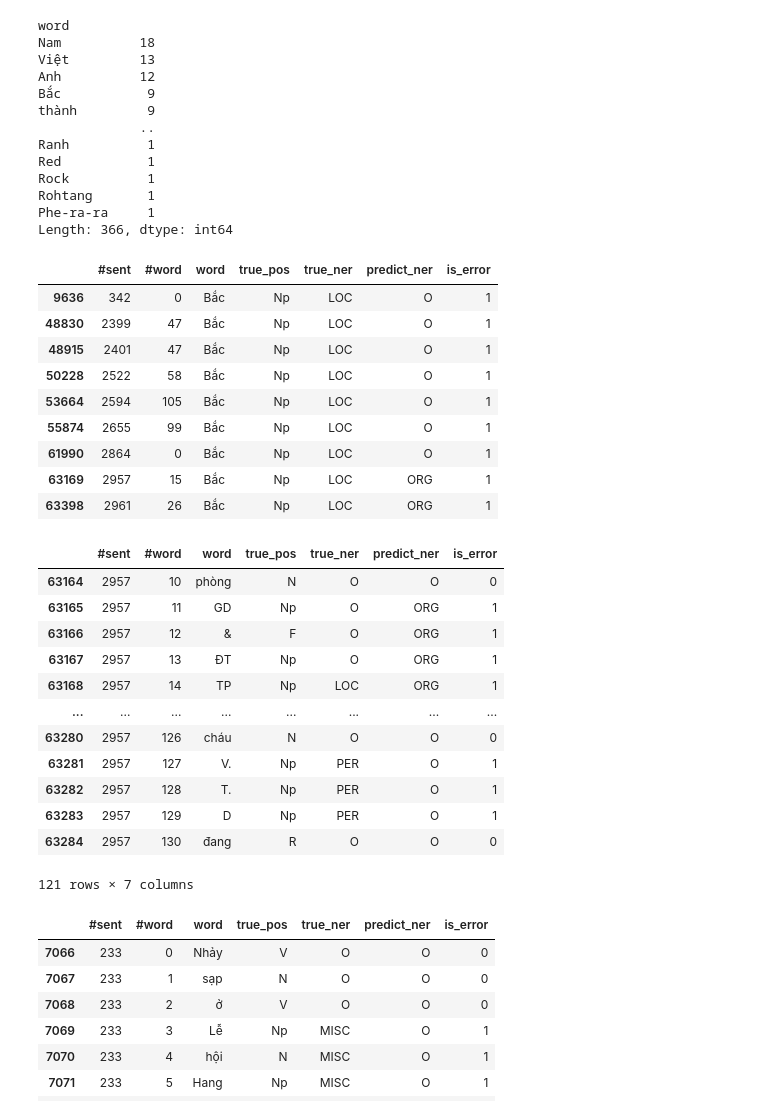
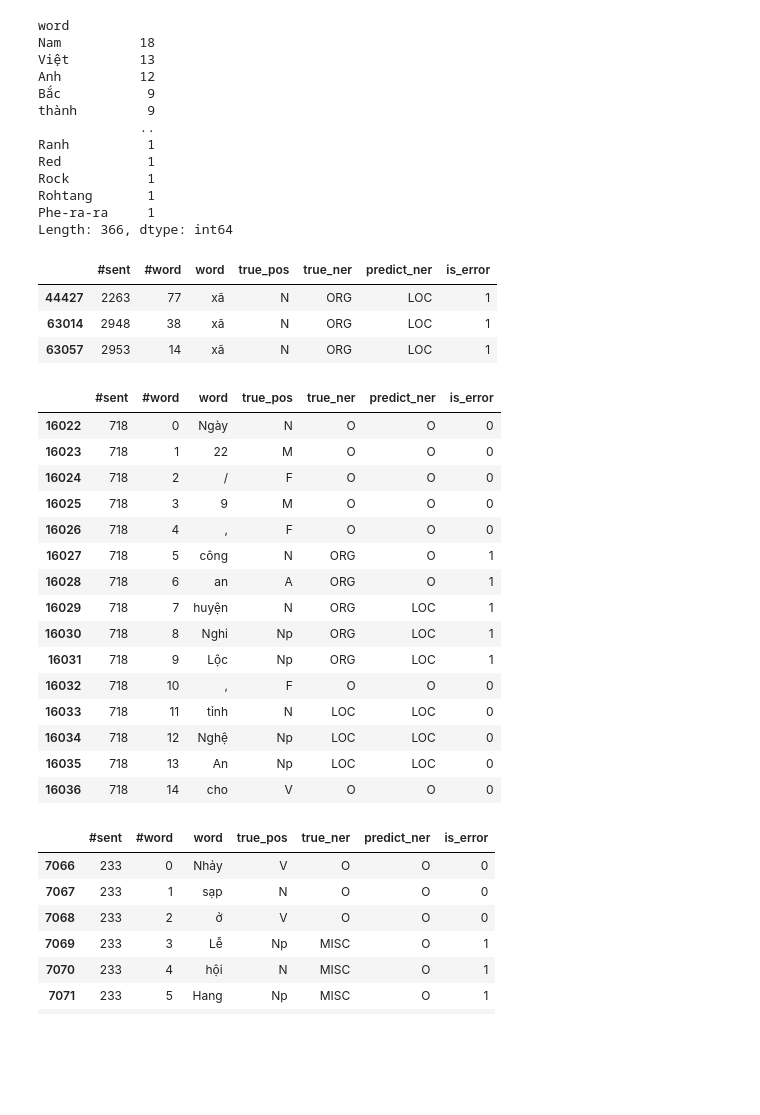
Before and after one commit to NguyenTinh98/NER_MOCKPROJECT, a Jupyter notebook: crf_model/vlsp2018/analyst_error_data.ipynb, the cells around one changed output. Drawn from its saved outputs; the diff is of its cells as text; code cells hidden in the pictures; blank space fills up the shorter version.

```diff
--- a/crf_model/vlsp2018/analyst_error_data.ipynb
+++ b/crf_model/vlsp2018/analyst_error_data.ipynb
@@ -5,5 +5,4 @@
 # %%
 import pandas as pd
 
-data_error = pd.read_csv("/Users/phamvanmanh/Documents/GitHub/NER_MOCKPROJECT/crf_model/vlsp2018/vlsp_2018_not_BI_improved.csv")
-data_error_BI = pd.read_csv("/Users/phamvanmanh/Documents/GitHub/NER_MOCKPROJECT/crf_model/vlsp2018/vlsp_2018_not_BI_improved.csv")
+data_error = pd.read_csv("/Users/phamvanmanh/Documents/GitHub/NER_MOCKPROJECT/crf_model/vlsp2018/out_2018_1.csv")
@@ -138,35 +178,32 @@ Rohtang       1
 Phe-ra-ra     1
 Length: 366, dtype: int64
 # %%
-data_condition = data_error_BI[(data_error_BI["is_error"] ==  1) & (data_error_BI["true_ner"] == "LOC") & (data_error_BI["word"] == "Bắc")]
+data_condition = data_error_BI[(data_error_BI["is_error"] ==  1) & (data_error_BI["predict_ner"] == "LOC") & (data_error_BI["word"] == "xã")]
 data_condition
 # %% [output]
 |  | #sent | #word | word | true_pos | true_ner | predict_ner | is_error |
-| 9636 | 342 | 0 | Bắc | Np | LOC | O | 1 |
-| 48830 | 2399 | 47 | Bắc | Np | LOC | O | 1 |
-| 48915 | 2401 | 47 | Bắc | Np | LOC | O | 1 |
-| 50228 | 2522 | 58 | Bắc | Np | LOC | O | 1 |
-| 53664 | 2594 | 105 | Bắc | Np | LOC | O | 1 |
-| 55874 | 2655 | 99 | Bắc | Np | LOC | O | 1 |
-| 61990 | 2864 | 0 | Bắc | Np | LOC | O | 1 |
-| 63169 | 2957 | 15 | Bắc | Np | LOC | ORG | 1 |
-| 63398 | 2961 | 26 | Bắc | Np | LOC | ORG | 1 |
+| 44427 | 2263 | 77 | xã | N | ORG | LOC | 1 |
+| 63014 | 2948 | 38 | xã | N | ORG | LOC | 1 |
+| 63057 | 2953 | 14 | xã | N | ORG | LOC | 1 |
 # %%
-get_data_error(data_error_BI, 1, 2957)
+get_data_error(data_error_BI, 5, 718)
 # %% [output]
 |  | #sent | #word | word | true_pos | true_ner | predict_ner | is_error |
-| 63164 | 2957 | 10 | phòng | N | O | O | 0 |
-| 63165 | 2957 | 11 | GD | Np | O | ORG | 1 |
-| 63166 | 2957 | 12 | & | F | O | ORG | 1 |
-| 63167 | 2957 | 13 | ĐT | Np | O | ORG | 1 |
-| 63168 | 2957 | 14 | TP | Np | LOC | ORG | 1 |
-| ... | ... | ... | ... | ... | ... | ... | ... |
-| 63280 | 2957 | 126 | cháu | N | O | O | 0 |
-| 63281 | 2957 | 127 | V. | Np | PER | O | 1 |
-| 63282 | 2957 | 128 | T. | Np | PER | O | 1 |
-| 63283 | 2957 | 129 | D | Np | PER | O | 1 |
-| 63284 | 2957 | 130 | đang | R | O | O | 0 |
+| 16022 | 718 | 0 | Ngày | N | O | O | 0 |
+| 16023 | 718 | 1 | 22 | M | O | O | 0 |
+| 16024 | 718 | 2 | / | F | O | O | 0 |
+| 16025 | 718 | 3 | 9 | M | O | O | 0 |
+| 16026 | 718 | 4 | , | F | O | O | 0 |
+| 16027 | 718 | 5 | công | N | ORG | O | 1 |
+| 16028 | 718 | 6 | an | A | ORG | O | 1 |
+| 16029 | 718 | 7 | huyện | N | ORG | LOC | 1 |
+| 16030 | 718 | 8 | Nghi | Np | ORG | LOC | 1 |
+| 16031 | 718 | 9 | Lộc | Np | ORG | LOC | 1 |
+| 16032 | 718 | 10 | , | F | O | O | 0 |
+| 16033 | 718 | 11 | tỉnh | N | LOC | LOC | 0 |
+| 16034 | 718 | 12 | Nghệ | Np | LOC | LOC | 0 |
+| 16035 | 718 | 13 | An | Np | LOC | LOC | 0 |
+| 16036 | 718 | 14 | cho | V | O | O | 0 |
-121 rows × 7 columns
 # %%
 data_error_BI.loc[((data_error_BI['#sent'] ==  233) )]
 # %% [output]
```
Also changed, not shown: parts of 6 cells of this notebook, 18 other files.
